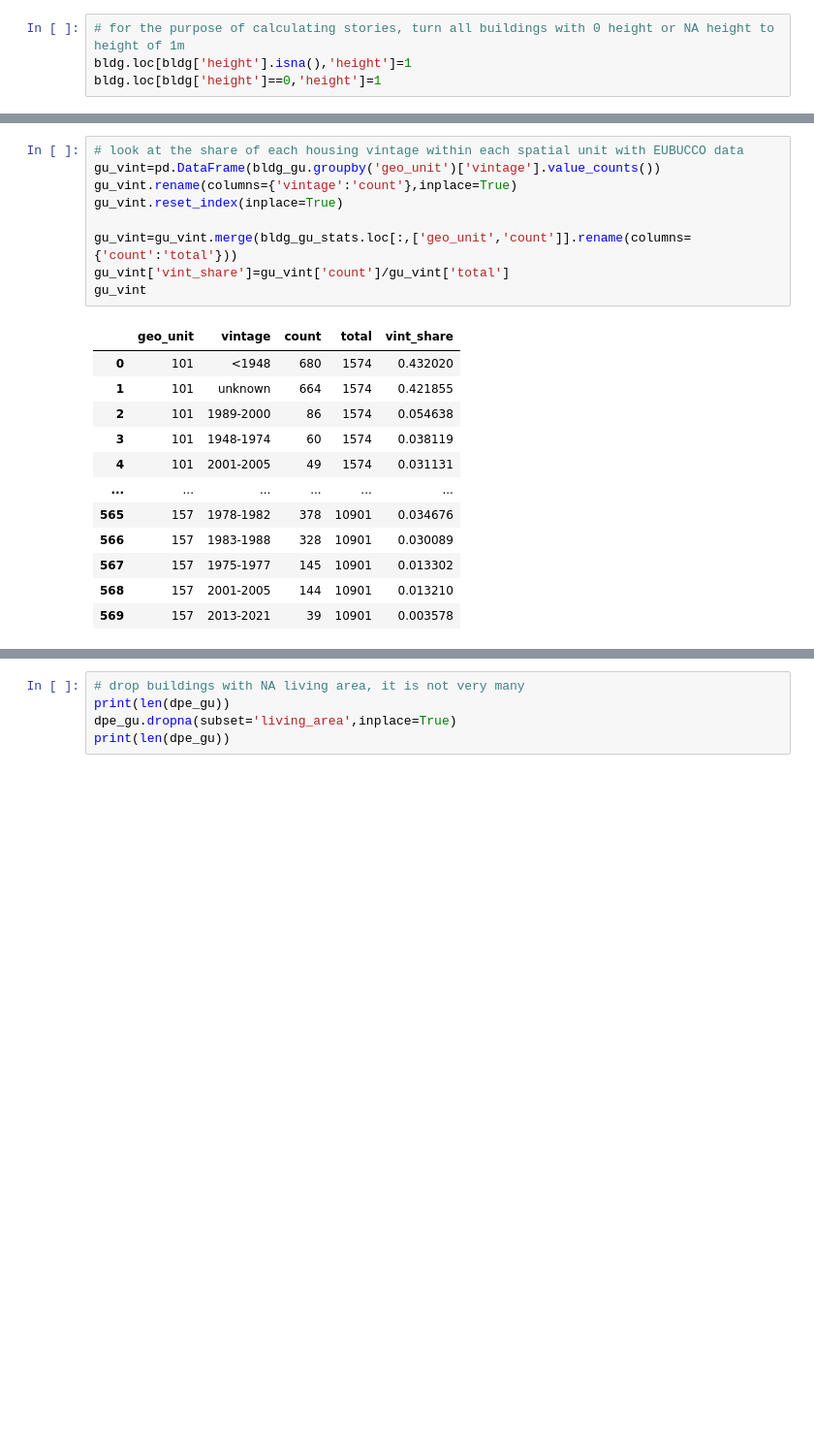
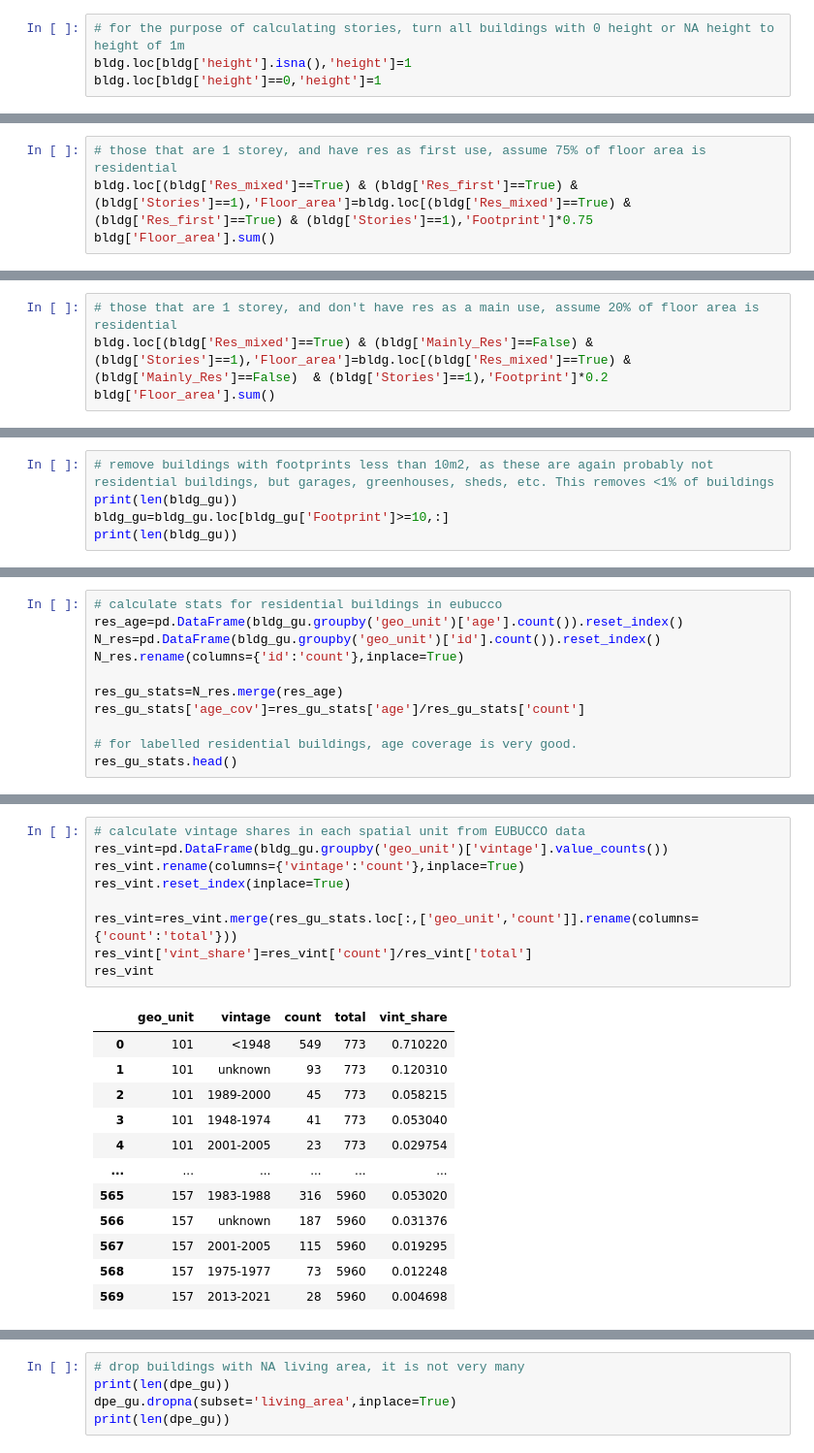
Before and after one commit to peterberr/sufficcs_integrated, a Jupyter notebook: buildings/demo.ipynb, the cells around one changed output, grey strips where cells are left out. Shown at 97% size. Cells and saved outputs as stored; diff of their text form; blank space fills up the shorter version.

Commit message:
update demo, add file to investigate building stories and types

```diff
--- a/buildings/demo.ipynb
+++ b/buildings/demo.ipynb
@@ -419,0 +736,4 @@ bldg.head()
+# %%
+# those that are 1 storey, and have res as first use, assume 75% of floor area is residential
+bldg.loc[(bldg['Res_mixed']==True) & (bldg['Res_first']==True) & (bldg['Stories']==1),'Floor_area']=bldg.loc[(bldg['Res_mixed']==True) & (bldg['Res_first']==True) & (bldg['Stories']==1),'Footprint']*0.75
+bldg['Floor_area'].sum()
@@ -419,0 +742,4 @@ bldg.head()
+# %%
+# those that are 1 storey, and don't have res as a main use, assume 20% of floor area is residential
+bldg.loc[(bldg['Res_mixed']==True) & (bldg['Mainly_Res']==False) & (bldg['Stories']==1),'Floor_area']=bldg.loc[(bldg['Res_mixed']==True) & (bldg['Mainly_Res']==False)  & (bldg['Stories']==1),'Footprint']*0.2
+bldg['Floor_area'].sum()
@@ -512 +795,6 @@ unknown      200114
 Name: vintage, dtype: int64
+# %%
+# remove buildings with footprints less than 10m2, as these are again probably not residential buildings, but garages, greenhouses, sheds, etc. This removes <1% of buildings
+print(len(bldg_gu))
+bldg_gu=bldg_gu.loc[bldg_gu['Footprint']>=10,:]
+print(len(bldg_gu))
@@ -512,0 +807,11 @@ Name: vintage, dtype: int64
+# %%
+# calculate stats for residential buildings in eubucco
+res_age=pd.DataFrame(bldg_gu.groupby('geo_unit')['age'].count()).reset_index()
+N_res=pd.DataFrame(bldg_gu.groupby('geo_unit')['id'].count()).reset_index()
+N_res.rename(columns={'id':'count'},inplace=True)
+
+res_gu_stats=N_res.merge(res_age)
+res_gu_stats['age_cov']=res_gu_stats['age']/res_gu_stats['count']
+
+# for labelled residential buildings, age coverage is very good.
+res_gu_stats.head()
@@ -513,23 +825,23 @@ Name: vintage, dtype: int64
 # %%
-# look at the share of each housing vintage within each spatial unit with EUBUCCO data
-gu_vint=pd.DataFrame(bldg_gu.groupby('geo_unit')['vintage'].value_counts())
-gu_vint.rename(columns={'vintage':'count'},inplace=True)
-gu_vint.reset_index(inplace=True)
+# calculate vintage shares in each spatial unit from EUBUCCO data
+res_vint=pd.DataFrame(bldg_gu.groupby('geo_unit')['vintage'].value_counts())
+res_vint.rename(columns={'vintage':'count'},inplace=True)
+res_vint.reset_index(inplace=True)
 
-gu_vint=gu_vint.merge(bldg_gu_stats.loc[:,['geo_unit','count']].rename(columns={'count':'total'}))
-gu_vint['vint_share']=gu_vint['count']/gu_vint['total']
-gu_vint
+res_vint=res_vint.merge(res_gu_stats.loc[:,['geo_unit','count']].rename(columns={'count':'total'}))
+res_vint['vint_share']=res_vint['count']/res_vint['total']
+res_vint
 # %% [output]
 |  | geo_unit | vintage | count | total | vint_share |
-| 0 | 101 | <1948 | 680 | 1574 | 0.432020 |
-| 1 | 101 | unknown | 664 | 1574 | 0.421855 |
-| 2 | 101 | 1989-2000 | 86 | 1574 | 0.054638 |
-| 3 | 101 | 1948-1974 | 60 | 1574 | 0.038119 |
-| 4 | 101 | 2001-2005 | 49 | 1574 | 0.031131 |
+| 0 | 101 | <1948 | 549 | 773 | 0.710220 |
+| 1 | 101 | unknown | 93 | 773 | 0.120310 |
+| 2 | 101 | 1989-2000 | 45 | 773 | 0.058215 |
+| 3 | 101 | 1948-1974 | 41 | 773 | 0.053040 |
+| 4 | 101 | 2001-2005 | 23 | 773 | 0.029754 |
 | ... | ... | ... | ... | ... | ... |
-| 565 | 157 | 1978-1982 | 378 | 10901 | 0.034676 |
-| 566 | 157 | 1983-1988 | 328 | 10901 | 0.030089 |
-| 567 | 157 | 1975-1977 | 145 | 10901 | 0.013302 |
-| 568 | 157 | 2001-2005 | 144 | 10901 | 0.013210 |
-| 569 | 157 | 2013-2021 | 39 | 10901 | 0.003578 |
+| 565 | 157 | 1983-1988 | 316 | 5960 | 0.053020 |
+| 566 | 157 | unknown | 187 | 5960 | 0.031376 |
+| 567 | 157 | 2001-2005 | 115 | 5960 | 0.019295 |
+| 568 | 157 | 1975-1977 | 73 | 5960 | 0.012248 |
+| 569 | 157 | 2013-2021 | 28 | 5960 | 0.004698 |
 570 rows × 5 columns
```
Also changed, not shown: parts of 108 cells of this notebook, 1 other file.
